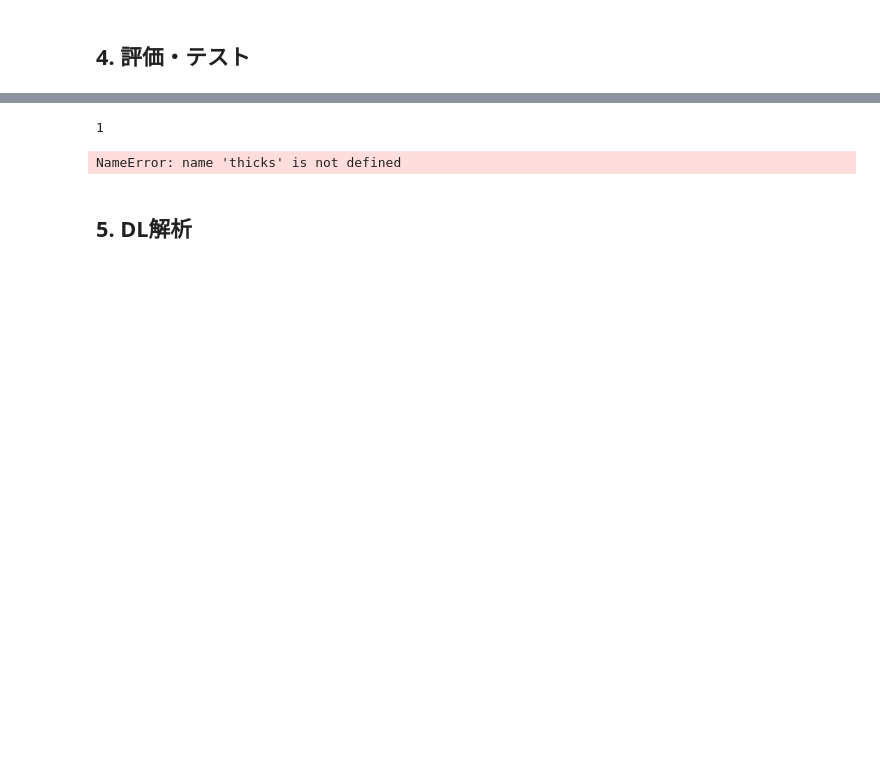
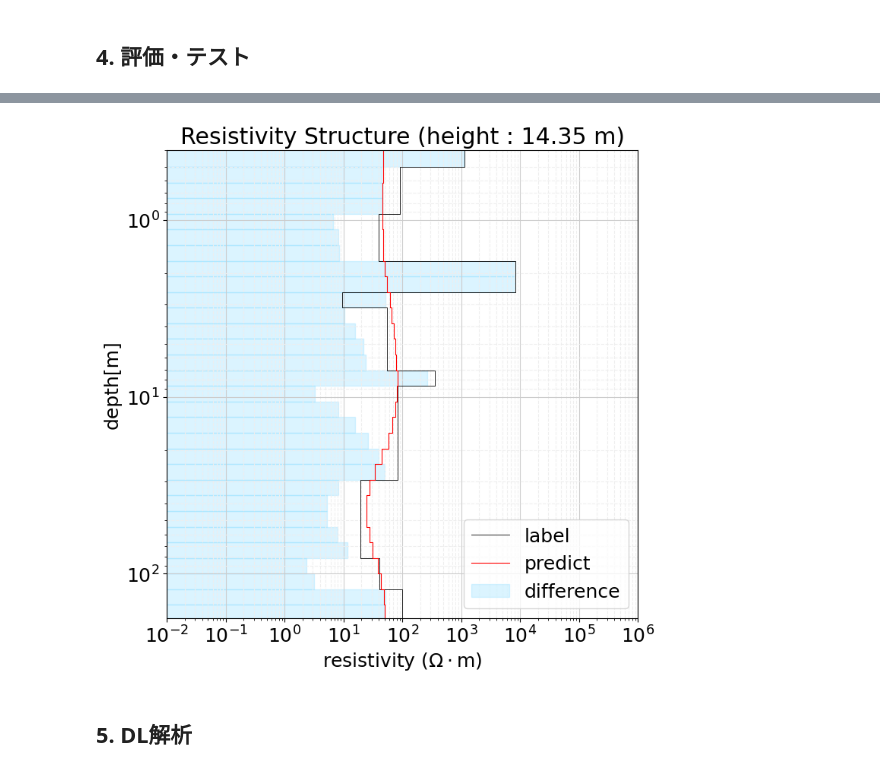
Before and after one commit to WasedaGeophysics/DLXEM, a Jupyter notebook: core/resolve_unit/DNN_RESOLVE.ipynb, the cells around one changed output, grey strips where cells are left out. Saved outputs shown, nothing was run; the diff lists cells and outputs as text; code cells hidden in the pictures; blank space fills up the shorter version.

```diff
--- a/core/resolve_unit/DNN_RESOLVE.ipynb
+++ b/core/resolve_unit/DNN_RESOLVE.ipynb
@@ -299,30 +311,22 @@ print(max_mse)
 # %%
-sys.path.append('../../')
-from script import myviz as viz
 true_res = 10 ** y_test
 pred_res = 10 ** network.predict(x_test)
-orig_emf = x_test_org[:, :10]
-height = x_test_org[:, 10]
+orig_emf = x_test_org[:, :nx-1]
+height = x_test_org[:, nx-1]
 
 test_data_size = len(y_test)
 index = np.random.randint(0, test_data_size)
 
 true_res = true_res[index]
 pred_res = pred_res[index]
 height = height[index]
 orig_emf = orig_emf[index]
 
-cfreq_range = (0, 8)
-print(index)
-
-fig = viz.resolve.sumplot(
-    thickness, pred_res, true_res, height, offset, freqs, cfreq_range, orig_emf, noised=add_noise, log_depth=True
-)
-fig.subplots_adjust(wspace=0.3, hspace=0.3)
-fig.axes[0].set_yscale('log');
+fig = plt.figure(figsize=(8,8))
+ax = fig.add_subplot(111)
+resume.ResolvePlot.resistivity_step(ax, thickness, pred_res, true_res, height, log_depth=log_scale_layerview)
 # %% [output]
-1
-NameError: name 'thicks' is not defined
+[figure, added]
 # %% [markdown]
 ## 5. DL解析
 # %%
```
Also changed, not shown: parts of 18 cells of this notebook, 4 other files.
